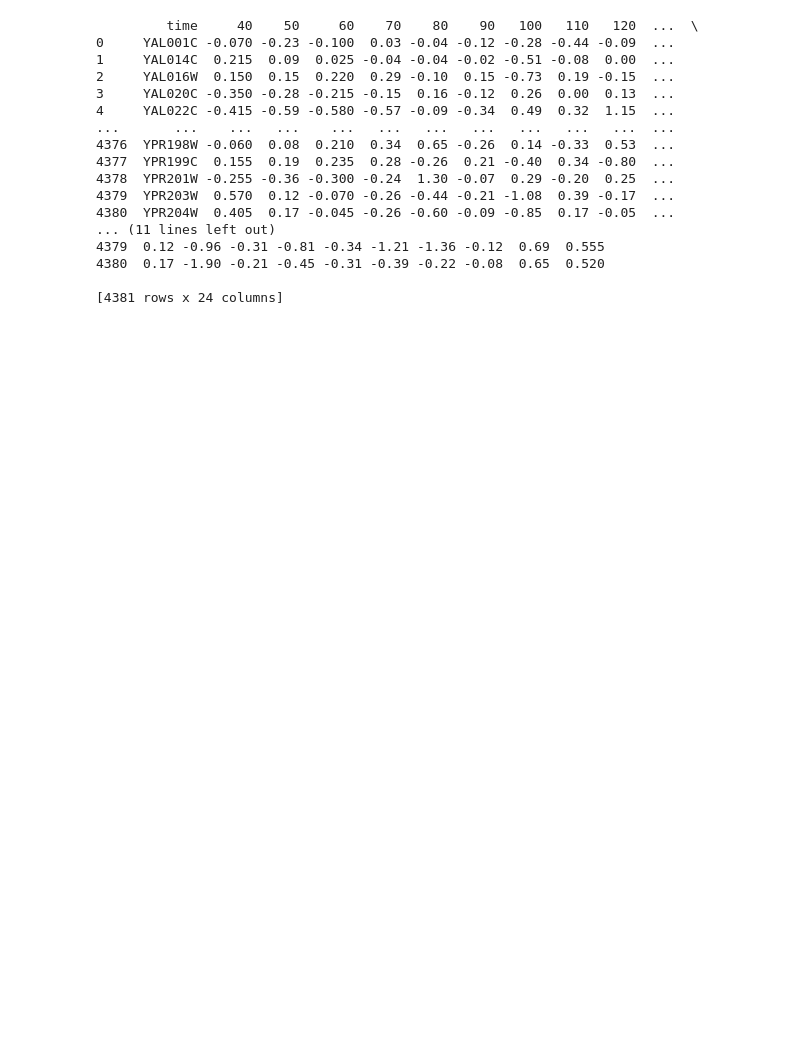
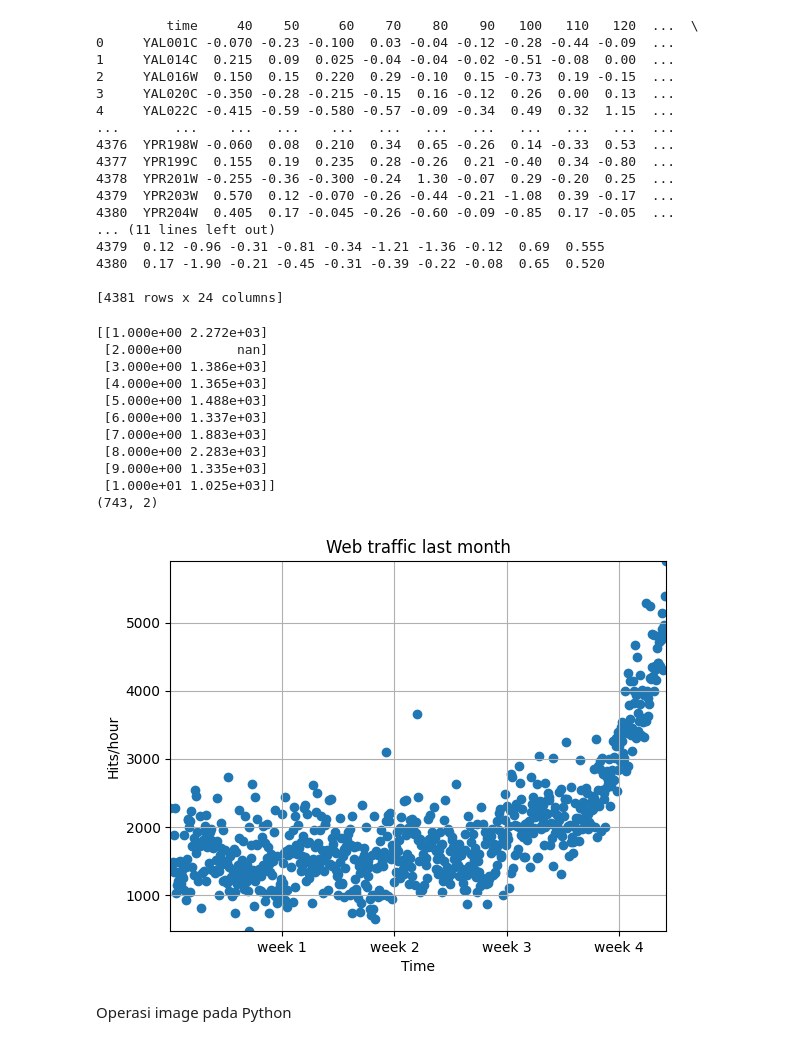
Before and after one commit to abd-syah33/S3_Pengenalan-Pola, a Jupyter notebook: Praktikum_Pengenalan_Pola_1_2.ipynb, the cells around one changed output. Cells and saved outputs as stored; diff of their text form; code cells hidden in the pictures; blank space fills up the shorter version.

```diff
--- a/Praktikum_Pengenalan_Pola_1_2.ipynb
+++ b/Praktikum_Pengenalan_Pola_1_2.ipynb
@@ -101,3 +125,39 @@ print(f)
 4380  0.17 -1.90 -0.21 -0.45 -0.31 -0.39 -0.22 -0.08  0.65  0.520
 
 [4381 rows x 24 columns]
+# %%
+import numpy as sp
+traffic = sp.genfromtxt("/content/web_traffic.tsv",delimiter='\t')
+print(traffic[:10])
+print(traffic.shape)
+
+x = traffic[:,0]
+y = traffic[:,1]
+
+x = x[~sp.isnan(y)]
+y = y[~sp.isnan(y)]
+
+import matplotlib.pyplot as plt
+plt.scatter(x,y)
+plt.title("Web traffic last month")
+plt.xlabel("Time")
+plt.ylabel("Hits/hour")
+
+plt.xticks([w*7*24 for w in range(10)],['week %i' %w for w in range(10)])
+plt.autoscale(tight=True)
+plt.grid()
+# %% [output]
+[[1.000e+00 2.272e+03]
+ [2.000e+00       nan]
+ [3.000e+00 1.386e+03]
+ [4.000e+00 1.365e+03]
+ [5.000e+00 1.488e+03]
+ [6.000e+00 1.337e+03]
+ [7.000e+00 1.883e+03]
+ [8.000e+00 2.283e+03]
+ [9.000e+00 1.335e+03]
+ [1.000e+01 1.025e+03]]
+(743, 2)
+[figure, added]
+# %% [markdown]
+Operasi image pada Python
```
Also changed, not shown: parts of 6 cells of this notebook.
